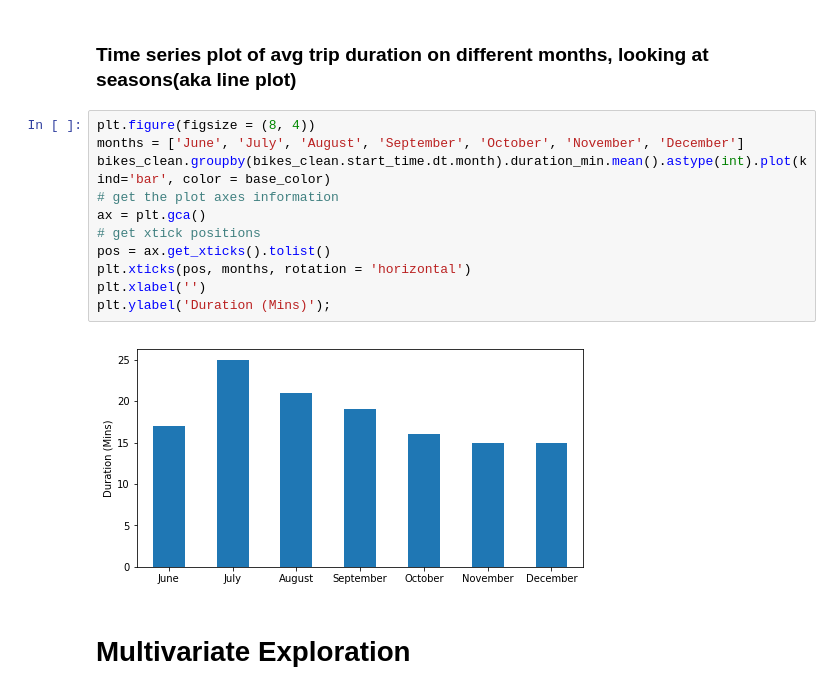
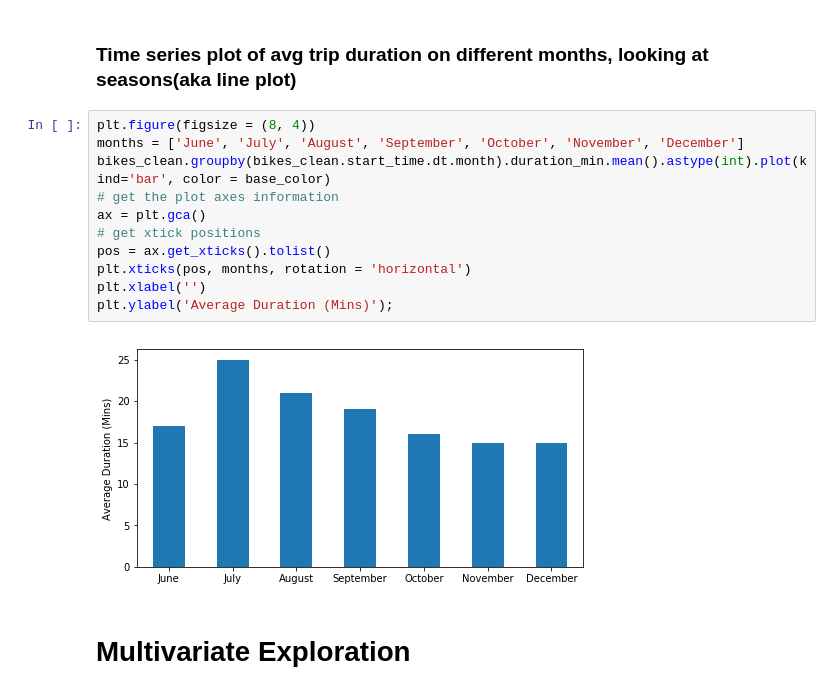
Before and after one commit to juliouribe/Visualizing_Bike_Data, a Jupyter notebook: Exploratory_Analysis.ipynb, the cells around one changed output. Saved outputs shown, nothing was run; the diff lists cells and outputs as text.

```diff
--- a/Exploratory_Analysis.ipynb
+++ b/Exploratory_Analysis.ipynb
@@ -324,15 +328,15 @@ plt.xticks(rotation = 'horizontal');
 # %%
 plt.figure(figsize = (8, 4))
 months = ['June', 'July', 'August', 'September', 'October', 'November', 'December']
 bikes_clean.groupby(bikes_clean.start_time.dt.month).duration_min.mean().astype(int).plot(kind='bar', color = base_color)
 # get the plot axes information
 ax = plt.gca()
 # get xtick positions
 pos = ax.get_xticks().tolist()
 plt.xticks(pos, months, rotation = 'horizontal')
 plt.xlabel('')
-plt.ylabel('Duration (Mins)');
+plt.ylabel('Average Duration (Mins)');
 # %% [output]
-[figure, old version]
+[figure, new version]
 # %% [markdown]
 # Multivariate Exploration
```
Also changed, not shown: parts of 14 cells of this notebook.
